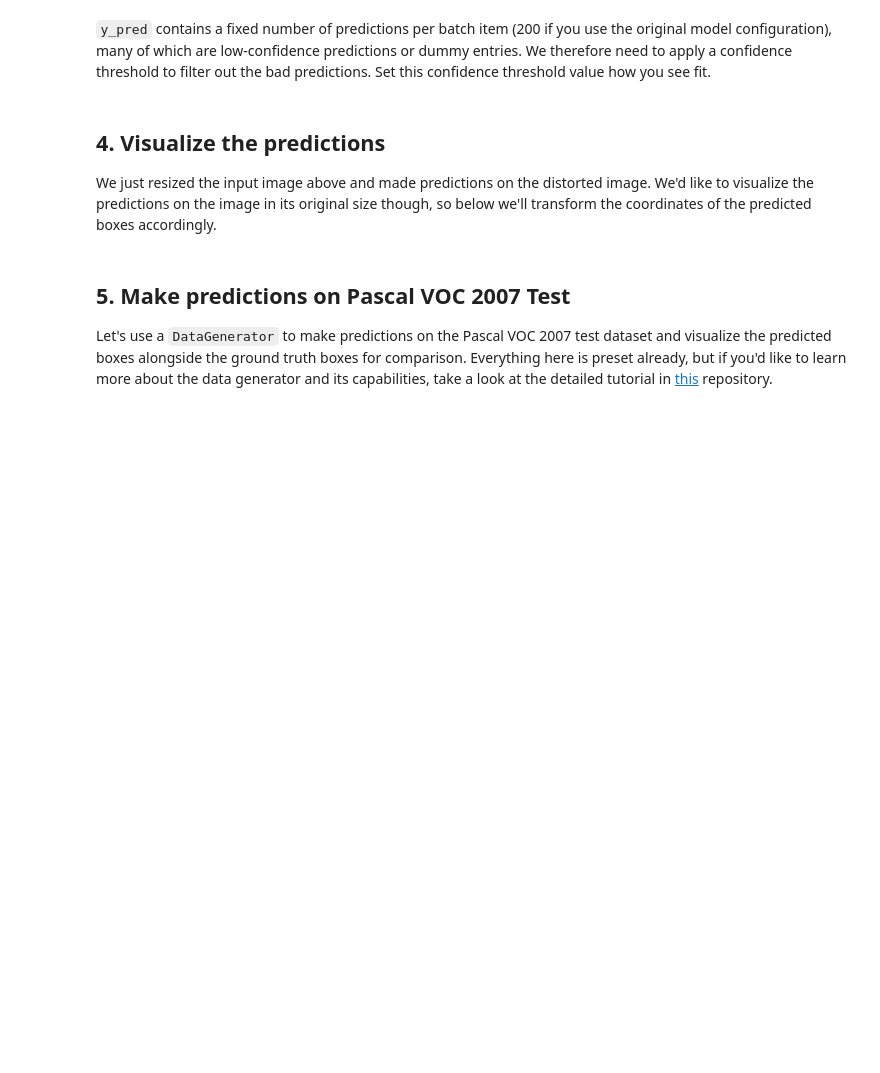
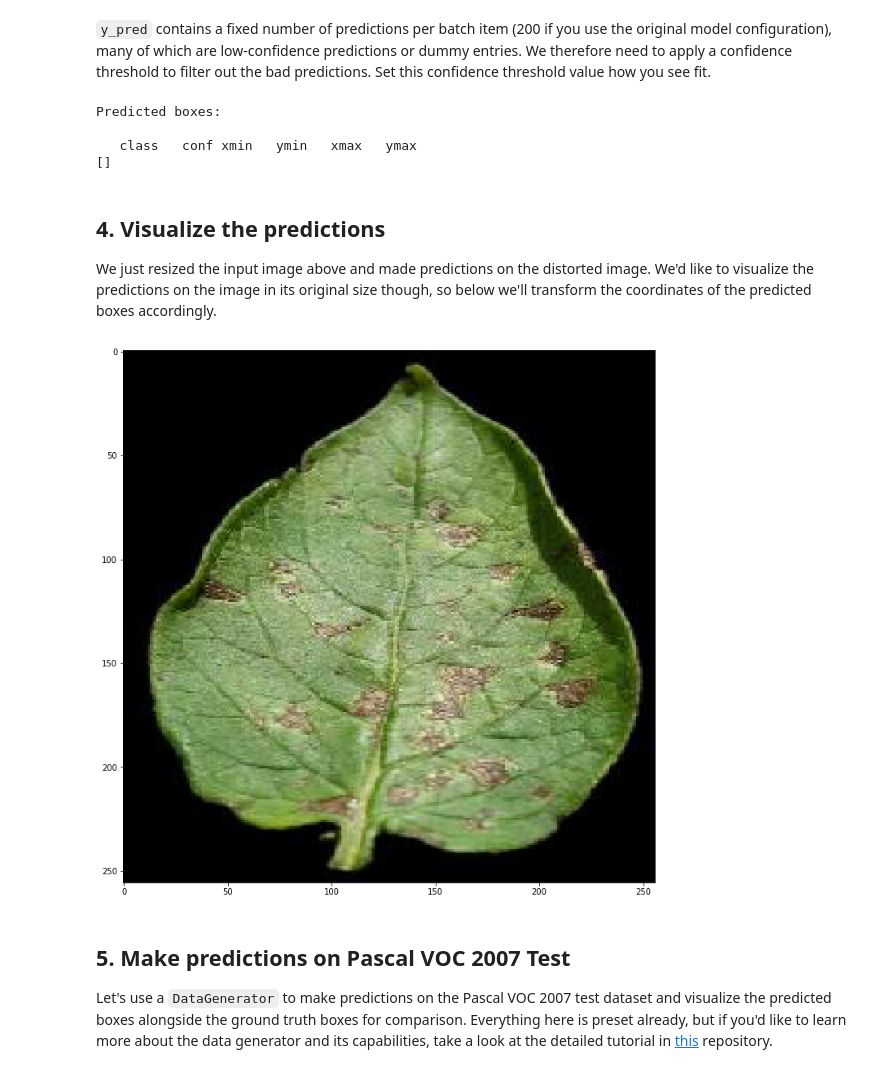
Before and after one commit to sanjeeviisl/biocaffe, a Jupyter notebook: notebook/ssd/LeafDetect_ssd300_inference.ipynb, the cells around one changed output. Cells and saved outputs as stored; diff of their text form; code cells hidden in the pictures; blank space fills up the shorter version.

Commit message:
updated for six leaf

```diff
--- a/notebook/ssd/LeafDetect_ssd300_inference.ipynb
+++ b/notebook/ssd/LeafDetect_ssd300_inference.ipynb
@@ -85,7 +105,7 @@ Or
 ### 1.2. Load a trained model
 # %%
 # TODO: Set the path to the `.h5` file of the model to be loaded.
-model_path = 'ssd300_pascal_07+12_epoch-08.h5'
+model_path = 'ssd300_3leaf_detect_epoch-01.h5'
 
 # We need to create an SSDLoss object in order to pass that to the model loader.
 ssd_loss = SSDLoss(neg_pos_ratio=3, n_neg_min=0, alpha=1.0)
@@ -102,21 +140,33 @@ model.summary()
 
 Load some images for which you'd like the model to make predictions.
 # %%
+from keras.applications.imagenet_utils import preprocess_input
 orig_images = [] # Store the images here.
 input_images = [] # Store resized versions of the images here.
 
 # We'll only load one image in this example.
 #img_path = 'Potato_Early_blight_masked_27937.jpg'
 
-img_path = 'Apple_scab_masked_1164.jpg'
+#img_path = 'Apple_scab_masked_1164.jpg'
 
+img_path = 'Potato_Early_blight_masked_27937.jpg'
 
+#img_path = 'test_pic_300.jpg'
 
 orig_images.append(imread(img_path))
-img = image.load_img(img_path, target_size=(img_height, img_width))
+img = image.load_img(img_path, target_size=(300, 300))
 img = image.img_to_array(img)
 input_images.append(img)
 input_images = np.array(input_images)
+
+#inputs = []
+#images = []
+#img_path = 'test_pic_300.jpg'
+#img = image.load_img(img_path, target_size=(300, 300))
+#img = image.img_to_array(img)
+#images.append(imread(img_path))
+#inputs.append(img.copy())
+#inputs = preprocess_input(np.array(inputs))
 # %% [markdown]
 ## 3. Make predictions
 # %%
@@ -132,6 +182,11 @@ np.set_printoptions(precision=2, suppress=True, linewidth=90)
 print("Predicted boxes:\n")
 print('   class   conf xmin   ymin   xmax   ymax')
 print(y_pred_thresh[0])
+# %% [output]
+Predicted boxes:
+
+   class   conf xmin   ymin   xmax   ymax
+[]
 # %% [markdown]
 ## 4. Visualize the predictions
 
@@ -139,24 +194,26 @@ We just resized the input image above and made predictions on the distorted imag
 # %%
 # Display the image and draw the predicted boxes onto it.
 
 # Set the colors for the bounding boxes
 colors = plt.cm.hsv(np.linspace(0, 1, 21)).tolist()
-classes = ['background','Potato_healthy','Potato_Early_blight']
+classes = ['background','Potato_healthy','Potato_Early_blight','Potato_Late_blight']
 plt.figure(figsize=(20,12))
 plt.imshow(orig_images[0])
 
 current_axis = plt.gca()
 
 for box in y_pred_thresh[0]:
     # Transform the predicted bounding boxes for the 300x300 image to the original image dimensions.
     xmin = box[2] * orig_images[0].shape[1] / img_width
     ymin = box[3] * orig_images[0].shape[0] / img_height
     xmax = box[4] * orig_images[0].shape[1] / img_width
     ymax = box[5] * orig_images[0].shape[0] / img_height
     color = colors[int(box[0])]
     label = '{}: {:.2f}'.format(classes[int(box[0])], box[1])
     current_axis.add_patch(plt.Rectangle((xmin, ymin), xmax-xmin, ymax-ymin, color=color, fill=False, linewidth=2))
     current_axis.text(xmin, ymin, label, size='x-large', color='white', bbox={'facecolor':color, 'alpha':1.0})
+# %% [output]
+[figure, added]
 # %% [markdown]
 ## 5. Make predictions on Pascal VOC 2007 Test
 
```
Also changed, not shown: parts of 7 cells of this notebook, 3 other files.
